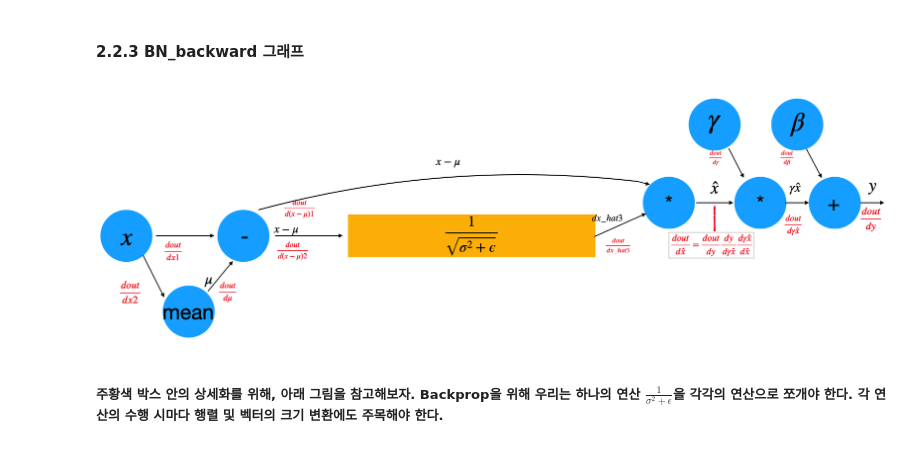
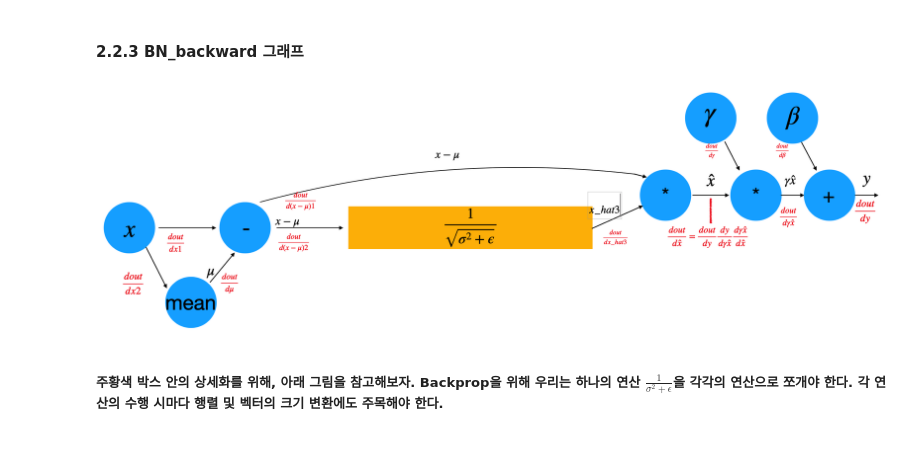
Before and after one commit to Intelligence-Engineering-LAB-KU/Seminar, a Jupyter notebook: summer_2020/A_clarification_of_the_Batch_Normalization.ipynb, the cells around one changed output. Drawn from its saved outputs; the diff is of its cells as text; code cells hidden in the pictures.

```diff
--- a/summer_2020/A_clarification_of_the_Batch_Normalization.ipynb
+++ b/summer_2020/A_clarification_of_the_Batch_Normalization.ipynb
@@ -357,9 +370,9 @@ Image("bn77.png",width=400)
 # %% [markdown]
 <h4> 2.2.3 BN_backward 그래프
 # %%
-Image("bn14.png", width = 1000)
+Image("bn25.png", width = 1000)
 # %% [output]
-[figure, old version]
+[figure, new version]
 # %% [markdown]
 <h5> 주황색 박스 안의 상세화를 위해,  아래 그림을 참고해보자. Backprop을 위해 우리는 하나의 연산 $\frac{1}{\sigma^2+\epsilon}$을 각각의 연산으로 쪼개야 한다. 각 연산의 수행 시마다 행렬 및 벡터의 크기 변환에도 주목해야 한다.
 # %%
```
Also changed, not shown: parts of 24 cells of this notebook.
